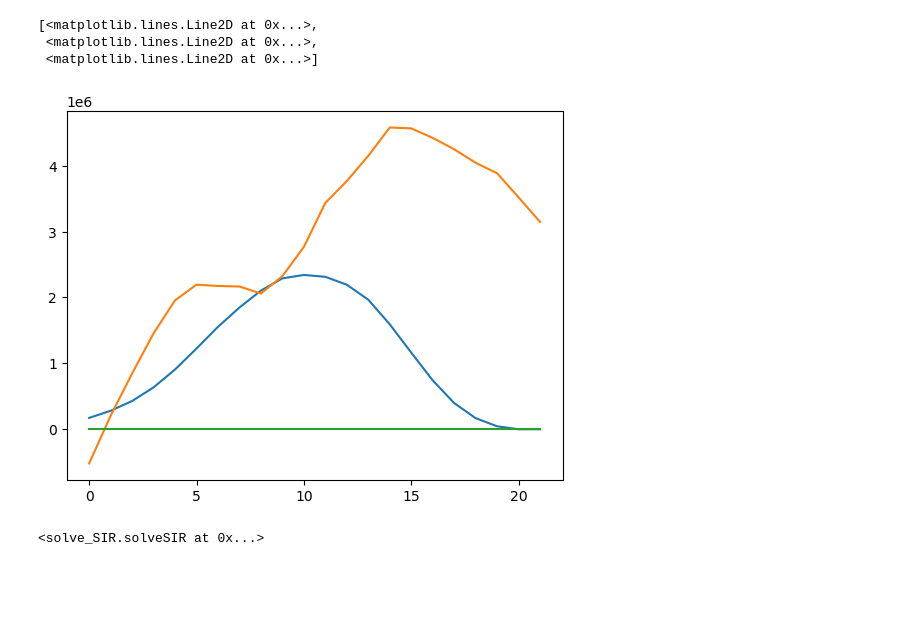
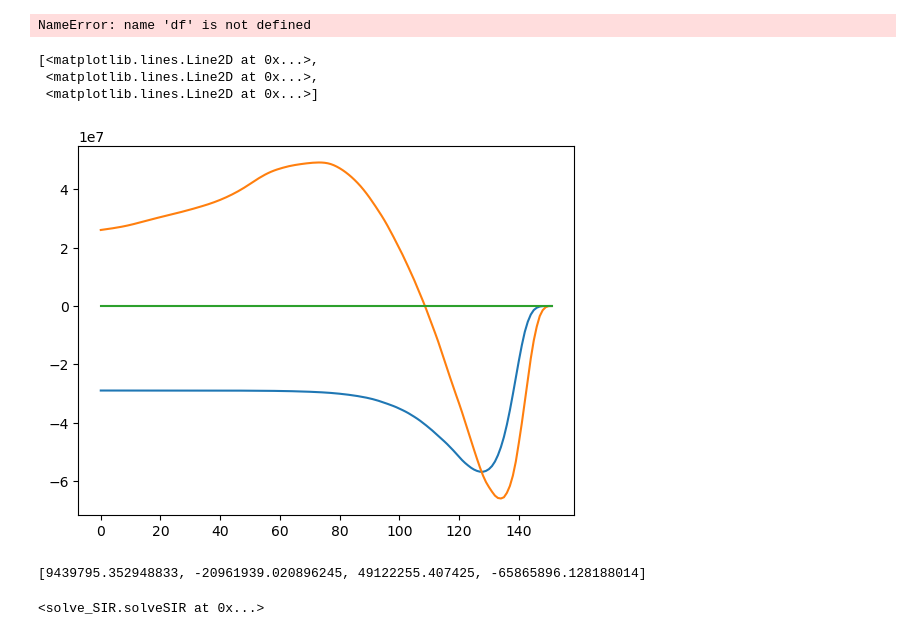
Before and after one commit to oaf9/Differential-Game-Theory-for-SIR-Models, a Jupyter notebook: Code/sir_notebook.ipynb, the cells around one changed output. Cells and saved outputs as stored; diff of their text form; code cells hidden in the pictures; blank space fills up the shorter version.

```diff
--- a/Code/sir_notebook.ipynb
+++ b/Code/sir_notebook.ipynb
@@ -48,10 +52,18 @@ plt.plot(np.arange(0, 22, 1), dlamda)
 # %%
-plt.plot(np.arange(0, 22, 1), dlamda)
+plt.plot(np.arange(0, 151, 1), df)
 # %% [output]
-[<matplotlib.lines.Line2D at 0x...>,
- <matplotlib.lines.Line2D at 0x...>,
- <matplotlib.lines.Line2D at 0x...>]
+NameError: name 'df' is not defined
-[figure, removed]
+# %%
+plt.plot(np.arange(0, 152, 1), lamda)
+# %% [output]
+[<matplotlib.lines.Line2D at 0x...>,
+ <matplotlib.lines.Line2D at 0x...>,
+ <matplotlib.lines.Line2D at 0x...>]
+[figure, added]
+# %%
+[np.max( dlamda), np.min( dlamda), np.max( lamda), np.min( lamda)]
+# %% [output]
+[9439795.352948833, -20961939.020896245, 49122255.407425, -65865896.128188014]
 # %%
 solver = solveSIR(S_true = S, I_true = I, R_true = R, N = 10200000, p_0 = (0, 0, S_0, I_0, R_0))
 
```
Also changed, not shown: parts of 10 cells of this notebook, 2 other files.
